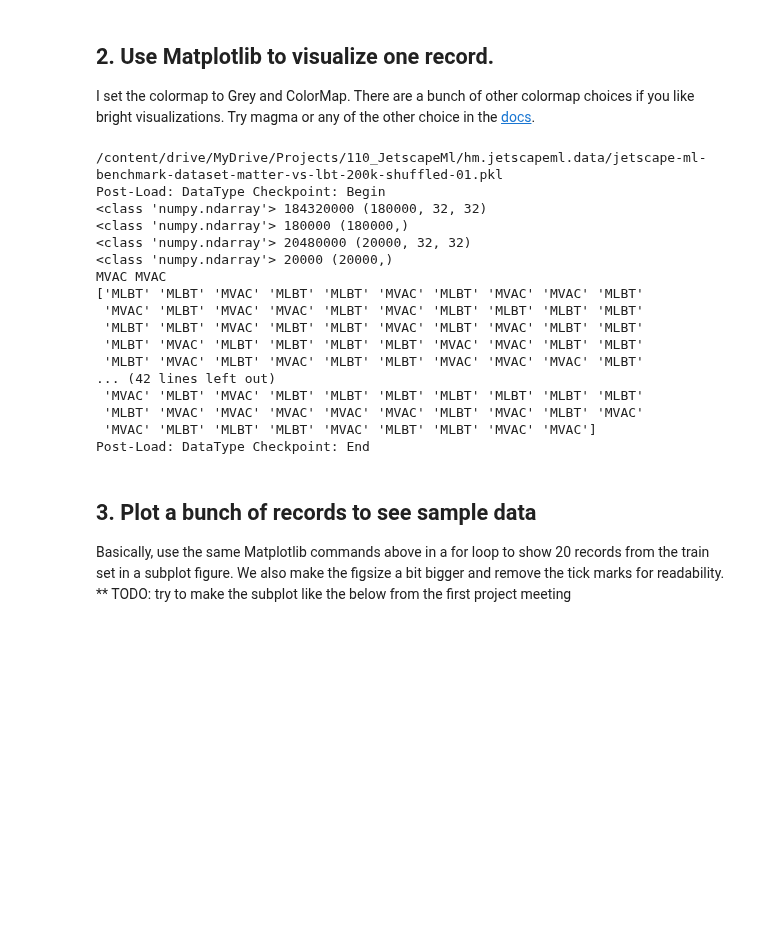
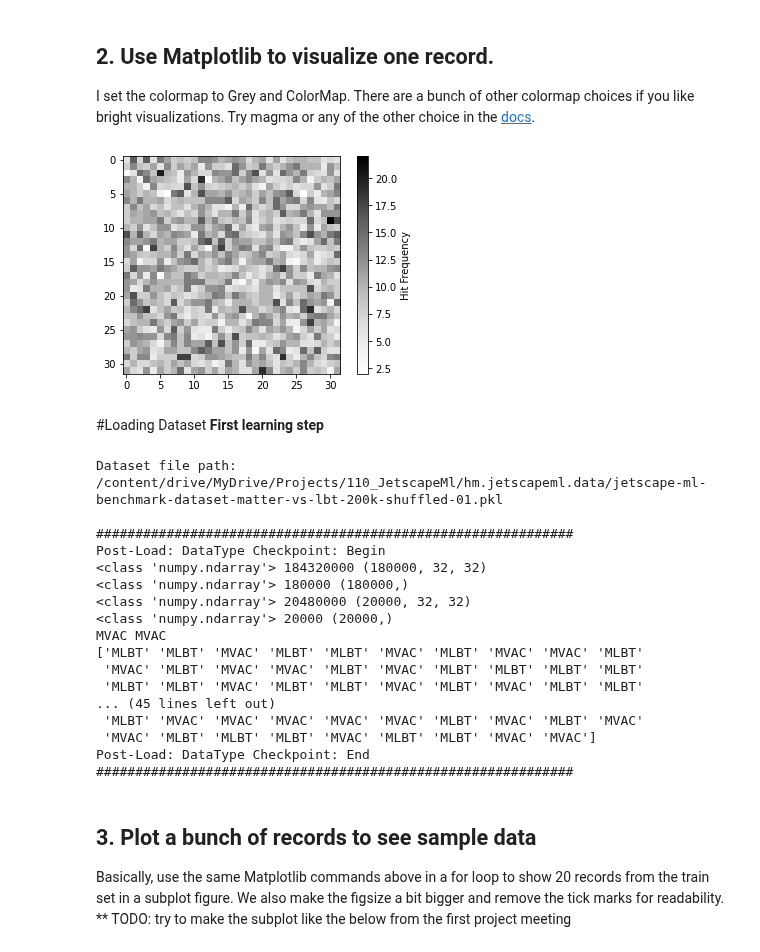
Before and after one commit to hmehryar/Hm.JetscapeMl, a Jupyter notebook: jetscape-ml-tensorflow-cnn.ipynb, the cells around one changed output. Drawn from its saved outputs; the diff is of its cells as text; code cells hidden in the pictures; blank space fills up the shorter version.

```diff
--- a/jetscape-ml-tensorflow-cnn.ipynb
+++ b/jetscape-ml-tensorflow-cnn.ipynb
@@ -278,13 +300,22 @@ save_dataset('sampleRandomEventHistogram32x32.pkl',counts)
 ## 2. Use Matplotlib to visualize one record.
 I set the colormap to Grey and ColorMap. There are a bunch of other colormap choices if you like bright visualizations. Try magma or any of the other  choice in the [docs](https://matplotlib.org/tutorials/colors/colormaps.html).
 # %%
-def plot_event(image_frame_size,event_matrix):
+def plot_event(image_frame_size,event_matrix,file_name):
   plt.imshow(event_matrix.reshape(image_frame_size, image_frame_size), cmap=cm.Greys)
   cb = plt.colorbar()
   cb.set_label("Hit Frequency")
-  plt.savefig('Hit_Frequency.png')
+
+  file_path=simulation_directory_path+file_name
+  plt.savefig(file_path)
+# # Funtionality Testing
+# # Plotting sample Random Event Histogram on gray scale
 # image_frame_size=32
-# plot_event(image_frame_size,x_train[55])
+# plot_event(image_frame_size,counts,file_name='sample_random_event_histogram_32x32_grayscale.png')
+# %% [output]
+[figure, added]
+# %% [markdown]
+#Loading Dataset
+**First learning step**
 # %%
 class JetscapeMlCnn:
    # class attribute
@@ -299,15 +330,13 @@ class JetscapeMlCnn:
 
 #Loading Dataset Phase
 
-#file_name='jetscape-ml-benchmark-dataset-2k-randomized.pkl'
-# file_name='jetscape-ml-benchmark-dataset-matter-vs-lbt-2000.pkl'
-file_name='jetscape-ml-benchmark-dataset-matter-vs-lbt-200k-shuffled-01.pkl'
-dataset_file_path=dataset_directory_path+file_name
-print(dataset_file_path)
+
+dataset_file_path=dataset_directory_path+dataset_file_name
+print("Dataset file path: "+dataset_file_path)
 (x_train, y_train), (x_test, y_test) =load_dataset(dataset_file_path)
 
 oJetscapeMlCnn=JetscapeMlCnn(x_train, y_train, x_test, y_test)
-
+print("\n#############################################################")
 print("Post-Load: DataType Checkpoint: Begin")
 print(type(oJetscapeMlCnn.x_train), oJetscapeMlCnn.x_train.size, oJetscapeMlCnn.x_train.shape)
 print(type(oJetscapeMlCnn.y_train), oJetscapeMlCnn.y_train.size, oJetscapeMlCnn.y_train.shape)
@@ -316,8 +345,11 @@ print(type(oJetscapeMlCnn.y_test), oJetscapeMlCnn.y_test.size, oJetscapeMlCnn.y_
 print(oJetscapeMlCnn.y_train[1500], oJetscapeMlCnn.y_test[99])
 print(oJetscapeMlCnn.y_train[1:500])
 print("Post-Load: DataType Checkpoint: End")
+print("#############################################################\n")
 # %% [output]
-/content/drive/MyDrive/Projects/110_JetscapeMl/hm.jetscapeml.data/jetscape-ml-benchmark-dataset-matter-vs-lbt-200k-shuffled-01.pkl
+Dataset file path: /content/drive/MyDrive/Projects/110_JetscapeMl/hm.jetscapeml.data/jetscape-ml-benchmark-dataset-matter-vs-lbt-200k-shuffled-01.pkl
+
+#############################################################
 Post-Load: DataType Checkpoint: Begin
 <class 'numpy.ndarray'> 184320000 (180000, 32, 32)
 <class 'numpy.ndarray'> 180000 (180000,)
@@ -327,13 +359,11 @@ MVAC MVAC
 ['MLBT' 'MLBT' 'MVAC' 'MLBT' 'MLBT' 'MVAC' 'MLBT' 'MVAC' 'MVAC' 'MLBT'
  'MVAC' 'MLBT' 'MVAC' 'MVAC' 'MLBT' 'MVAC' 'MLBT' 'MLBT' 'MLBT' 'MLBT'
  'MLBT' 'MLBT' 'MVAC' 'MLBT' 'MLBT' 'MVAC' 'MLBT' 'MVAC' 'MLBT' 'MLBT'
- 'MLBT' 'MVAC' 'MLBT' 'MLBT' 'MLBT' 'MLBT' 'MVAC' 'MVAC' 'MLBT' 'MLBT'
- 'MLBT' 'MVAC' 'MLBT' 'MVAC' 'MLBT' 'MLBT' 'MVAC' 'MVAC' 'MVAC' 'MLBT'
-... (42 lines left out)
- 'MVAC' 'MLBT' 'MVAC' 'MLBT' 'MLBT' 'MLBT' 'MLBT' 'MLBT' 'MLBT' 'MLBT'
+... (45 lines left out)
  'MLBT' 'MVAC' 'MVAC' 'MVAC' 'MVAC' 'MVAC' 'MLBT' 'MVAC' 'MLBT' 'MVAC'
  'MVAC' 'MLBT' 'MLBT' 'MLBT' 'MVAC' 'MLBT' 'MLBT' 'MVAC' 'MVAC']
 Post-Load: DataType Checkpoint: End
+#############################################################
 # %% [markdown]
 ## 3. Plot a bunch of records to see sample data
 Basically, use the same Matplotlib commands above in a for loop to show 20 records from the train set in a subplot figure. We also make the figsize a bit bigger and remove the tick marks for readability.
```
Also changed, not shown: parts of 17 cells of this notebook, 8 other files.
